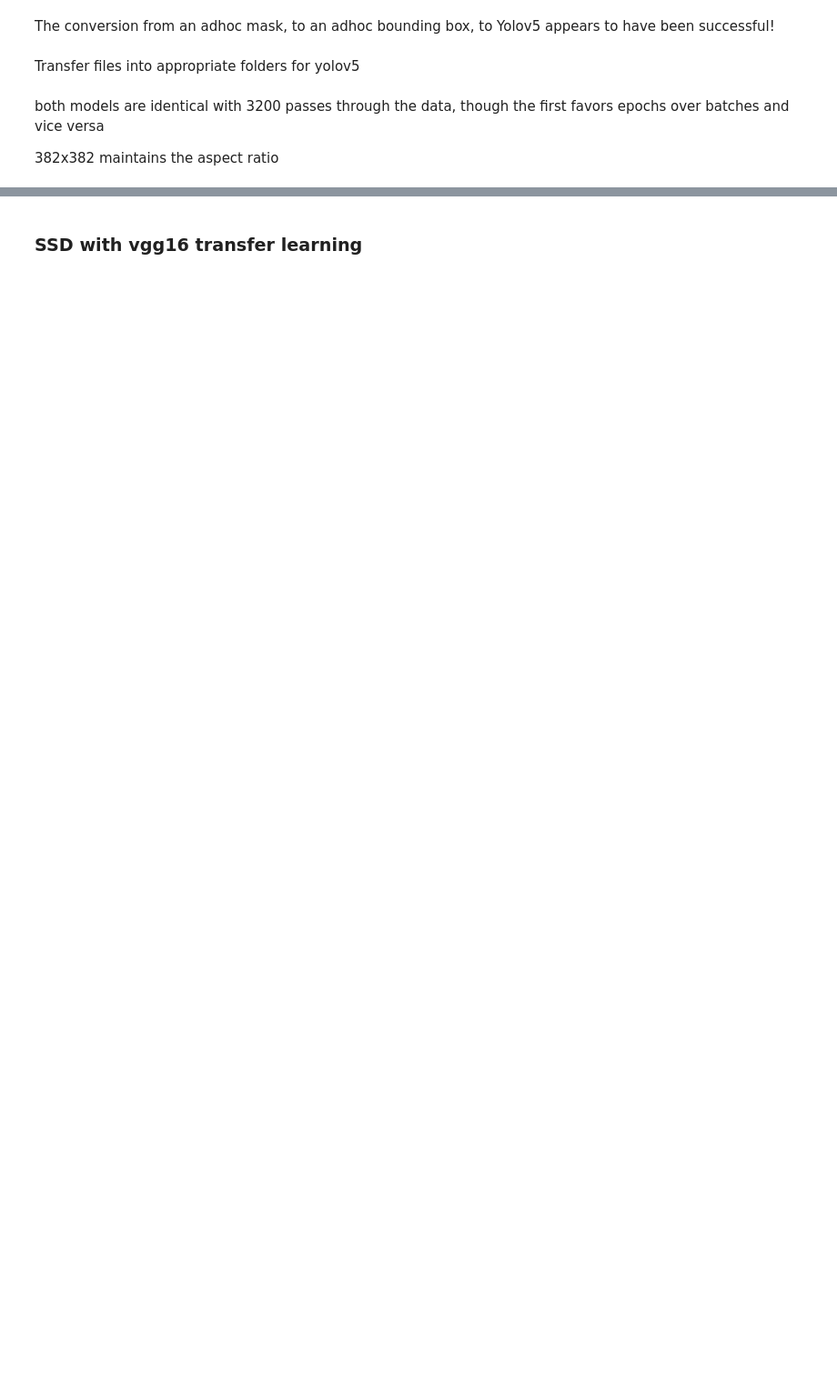
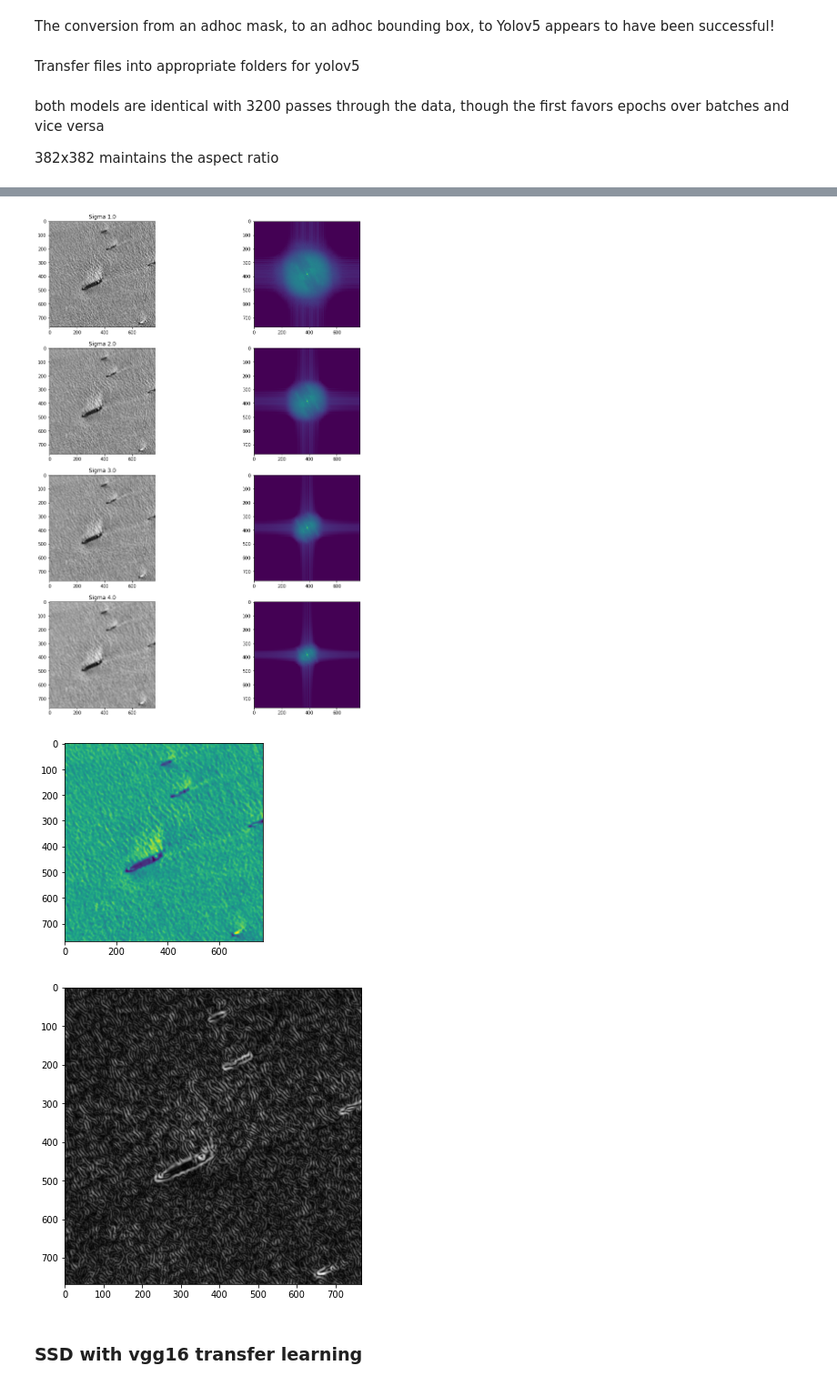
Before and after one commit to DanG-Mergin/yolov5_obj_detection, a Jupyter notebook: final_project.ipynb, the cells around one changed output, grey strips where cells are left out. Shown at 91% size. Cells and saved outputs as stored; diff of their text form; code cells hidden in the pictures; blank space fills up the shorter version.

```diff
--- a/final_project.ipynb
+++ b/final_project.ipynb
@@ -312,0 +376,44 @@ both models are identical with 3200 passes through the data, though the first fa
+# %%
+from matplotlib.colors import LogNorm
+from skimage.color import rgb2gray
+from scipy import fft
+from skimage import exposure
+
+image_power = lambda x: np.square(np.abs(fft.fftshift(fft.fft2(x))))
+gs_boat = exposure.equalize_adapthist(rgb2gray(image))
+
+# fast fourier transform used to gaussian normalize
+def plot_gaussian_and_fft(img, sigmas=[1.0, 2.0, 3.0, 4.0], titles=[]):
+    fig, ax = plt.subplots(len(sigmas),2, figsize=(15, 20))
+    for i in range(len(sigmas)):
+        if len(titles) == len(sigmas):
+            ax[i, 0].set_title(f"Sigma {titles[i]}")
+        else:
+            ax[i, 0].set_title(f"Sigma {sigmas[i]}")
+        gaussian_img = filters.gaussian(img, sigma=sigmas[i])
+        ax[i, 0].imshow(gaussian_img, cmap = plt.get_cmap('gray'))
+        ax[i, 1].imshow(image_power(gaussian_img), norm=LogNorm(vmin=5))
+
+    plt.show()
+
+
+# gs_boat = rgb2gray(image)
+
+# gs_boat = exposure.equalize_adapthist(image)
+
+plot_gaussian_and_fft(gs_boat)
+
+gaussian_2_img = filters.gaussian(gs_boat, 3.0)
+_=plt.imshow(gaussian_2_img)
+
+
+
+equalized_sobel = filters.sobel(gaussian_2_img)
+
+fig, ax = plt.subplots( figsize=(6, 6))
+_=ax.imshow(equalized_sobel, cmap=plt.get_cmap('gray'))
+plt.show()
+# %% [output]
+[figure, added]
+[figure, added]
+[figure, added]
```
Also changed, not shown: parts of 15 cells of this notebook, 8 other files.
